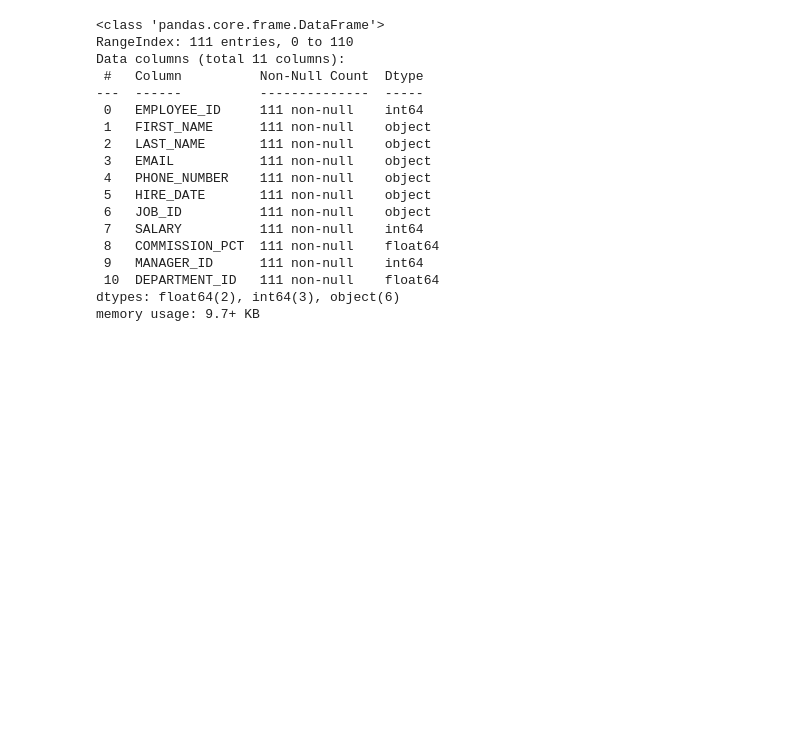
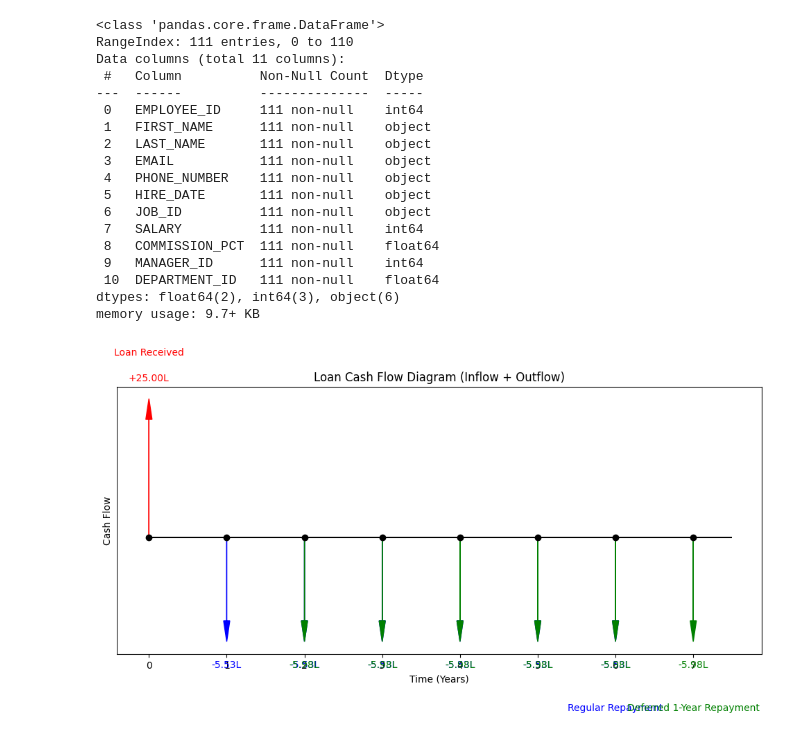
Before and after one commit to bishall789/Python_Libraries, a Jupyter notebook: Pandas/Day3.ipynb, the cells around one changed output. Cells and saved outputs as stored; diff of their text form; code cells hidden in the pictures; blank space fills up the shorter version.

```diff
--- a/Pandas/Day3.ipynb
+++ b/Pandas/Day3.ipynb
@@ -208,3 +224,59 @@ Data columns (total 11 columns):
  10  DEPARTMENT_ID   111 non-null    float64
 dtypes: float64(2), int64(3), object(6)
 memory usage: 9.7+ KB
+# %%
+import matplotlib.pyplot as plt
+
+# ----------------------------
+# Scenario 1: Regular 6-year repayment
+# ----------------------------
+loan = 2500000
+years_regular = [1, 2, 3, 4, 5, 6]
+payments_regular = [552500]*6  # Annual installments in Rs.
+
+# Scenario 2: Deferred 1-year, 6-year repayment
+years_deferred = [2, 3, 4, 5, 6, 7]
+payments_deferred = [598400]*6  # Annual installments in Rs.
+
+plt.figure(figsize=(12,5))
+
+# ----------------------------
+# Draw timeline
+# ----------------------------
+max_year = 7
+plt.hlines(0, 0, max_year+0.5, colors='black')
+plt.plot(range(max_year+1), [0]*(max_year+1), 'ko')
+
+# ----------------------------
+# Loan inflow at time 0
+plt.arrow(0, 0, 0, 0.8, head_width=0.08, length_includes_head=True, color='red')
+plt.text(0, 0.9, f"+{loan/100000:.2f}L", ha='center', fontsize=10, color='red')
+plt.text(0, 1.05, "Loan Received", ha='center', fontsize=10, color='red')
+
+# ----------------------------
+# Regular repayment arrows (outflow)
+for t, p in zip(years_regular, payments_regular):
+    plt.arrow(t, 0, 0, -0.6, head_width=0.08, length_includes_head=True, color='blue')
+    plt.text(t, -0.75, f"-{p/100000:.2f}L", ha='center', fontsize=10, color='blue')
+
+plt.text(6, -1.0, "Regular Repayment", ha='center', fontsize=10, color='blue')
+
+# ----------------------------
+# Deferred repayment arrows (outflow)
+for t, p in zip(years_deferred, payments_deferred):
+    plt.arrow(t, 0, 0, -0.6, head_width=0.08, length_includes_head=True, color='green')
+    plt.text(t, -0.75, f"-{p/100000:.2f}L", ha='center', fontsize=10, color='green')
+
+plt.text(7, -1.0, "Deferred 1-Year Repayment", ha='center', fontsize=10, color='green')
+
+# ----------------------------
+# Labels
+plt.xticks(range(0,max_year+1))
+plt.xlabel("Time (Years)")
+plt.ylabel("Cash Flow")
+plt.title("Loan Cash Flow Diagram (Inflow + Outflow)")
+plt.yticks([])
+plt.grid(False)
+plt.show()
+# %% [output]
+[figure, added]
```
Also changed, not shown: parts of 2 cells of this notebook.
